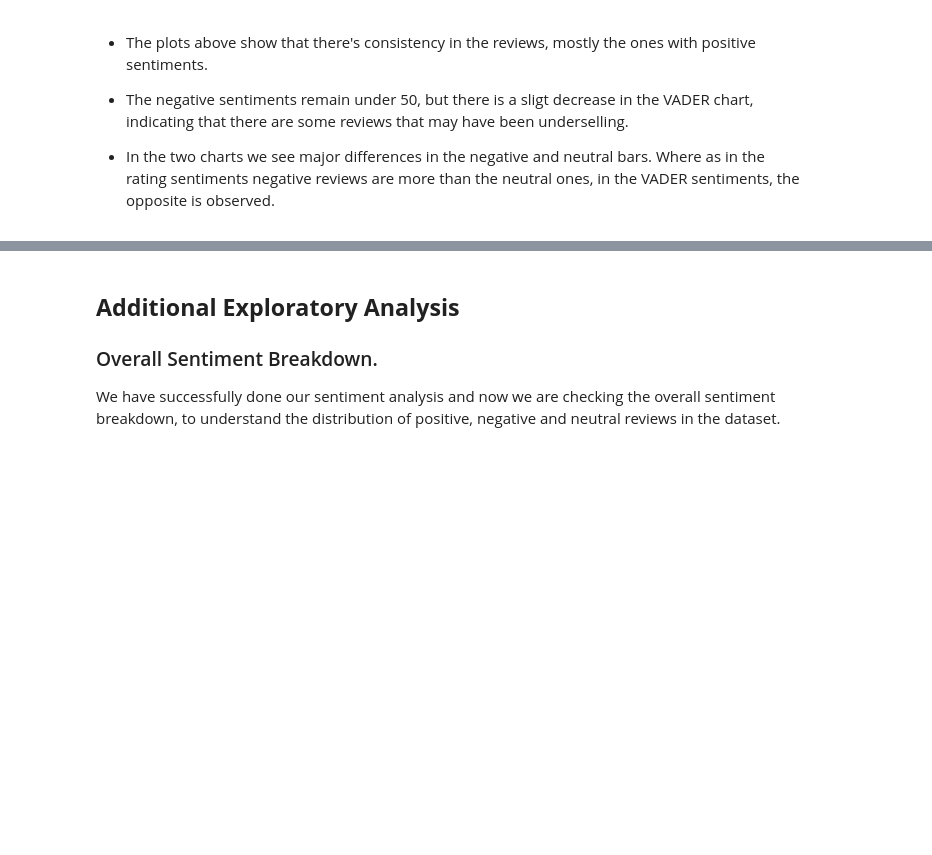
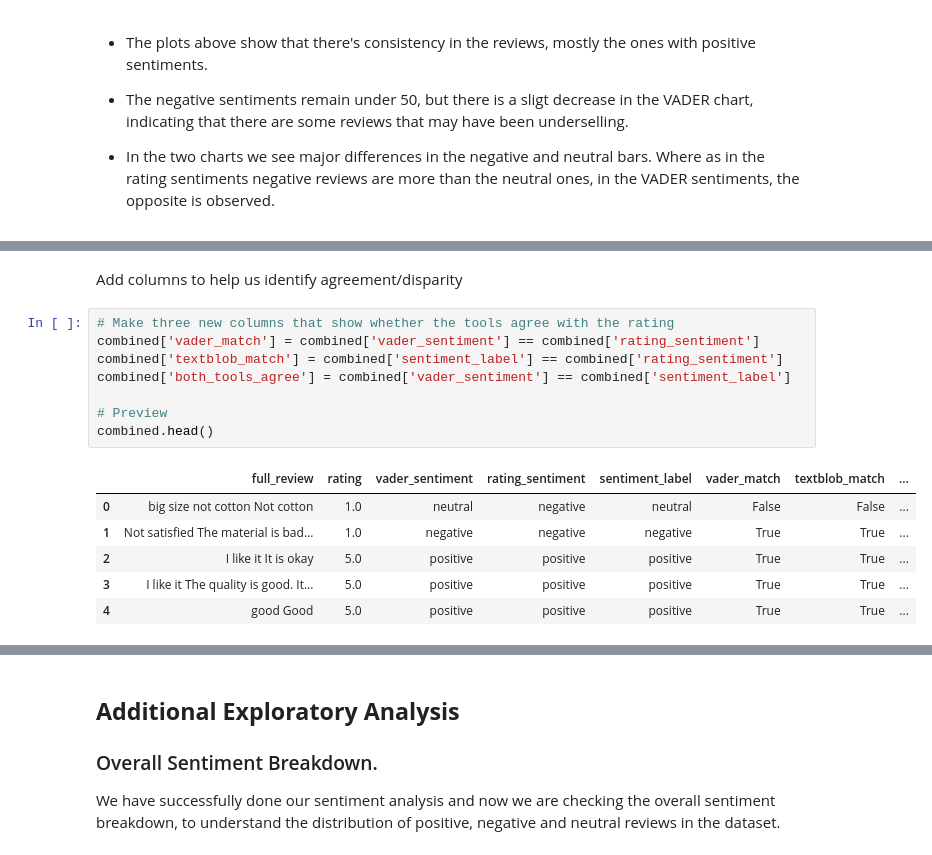
Before and after one commit to Assesa44/Kenya-Ecommerce-Reviews, a Jupyter notebook: Notebooks/analysis.ipynb, the cells around one changed output, grey strips where cells are left out. Cells and saved outputs as stored; diff of their text form; blank space fills up the shorter version.

```diff
--- a/Notebooks/analysis.ipynb
+++ b/Notebooks/analysis.ipynb
@@ -763,0 +784,17 @@ So here we are comparing the two based on manual investigation and alignment bet
+# %% [markdown]
+Add columns to help us identify agreement/disparity
+# %%
+# Make three new columns that show whether the tools agree with the rating
+combined['vader_match'] = combined['vader_sentiment'] == combined['rating_sentiment']
+combined['textblob_match'] = combined['sentiment_label'] == combined['rating_sentiment']
+combined['both_tools_agree'] = combined['vader_sentiment'] == combined['sentiment_label']
+
+# Preview
+combined.head()
+# %% [output]
+|  | full_review | rating | vader_sentiment | rating_sentiment | sentiment_label | vader_match | textblob_match | ... |
+| 0 | big size not cotton Not cotton | 1.0 | neutral | negative | neutral | False | False | ... |
+| 1 | Not satisfied The material is bad... | 1.0 | negative | negative | negative | True | True | ... |
+| 2 | I like it It is okay | 5.0 | positive | positive | positive | True | True | ... |
+| 3 | I like it The quality is good. It... | 5.0 | positive | positive | positive | True | True | ... |
+| 4 | good Good | 5.0 | positive | positive | positive | True | True | ... |
```
Also changed, not shown: parts of 22 cells of this notebook.
